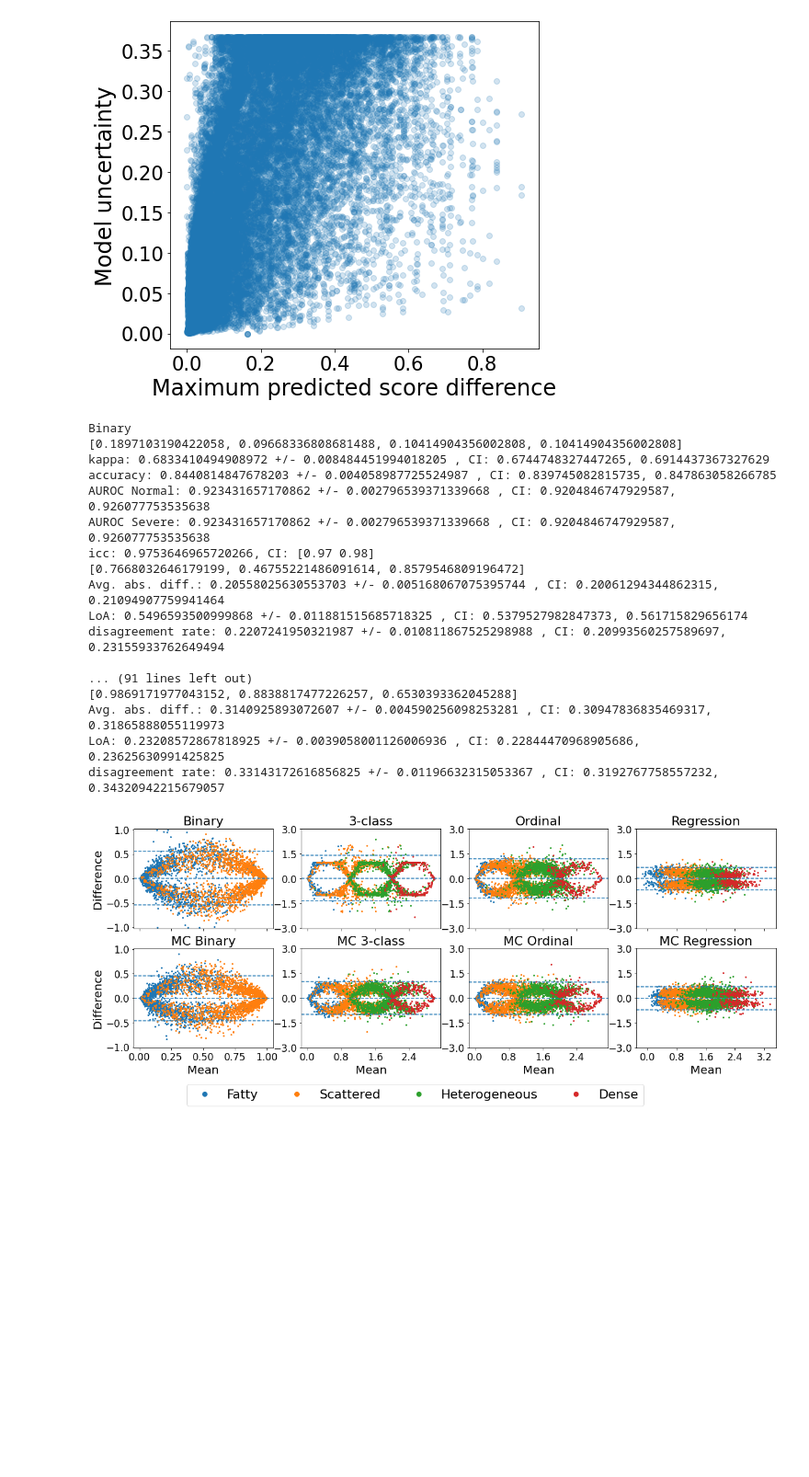
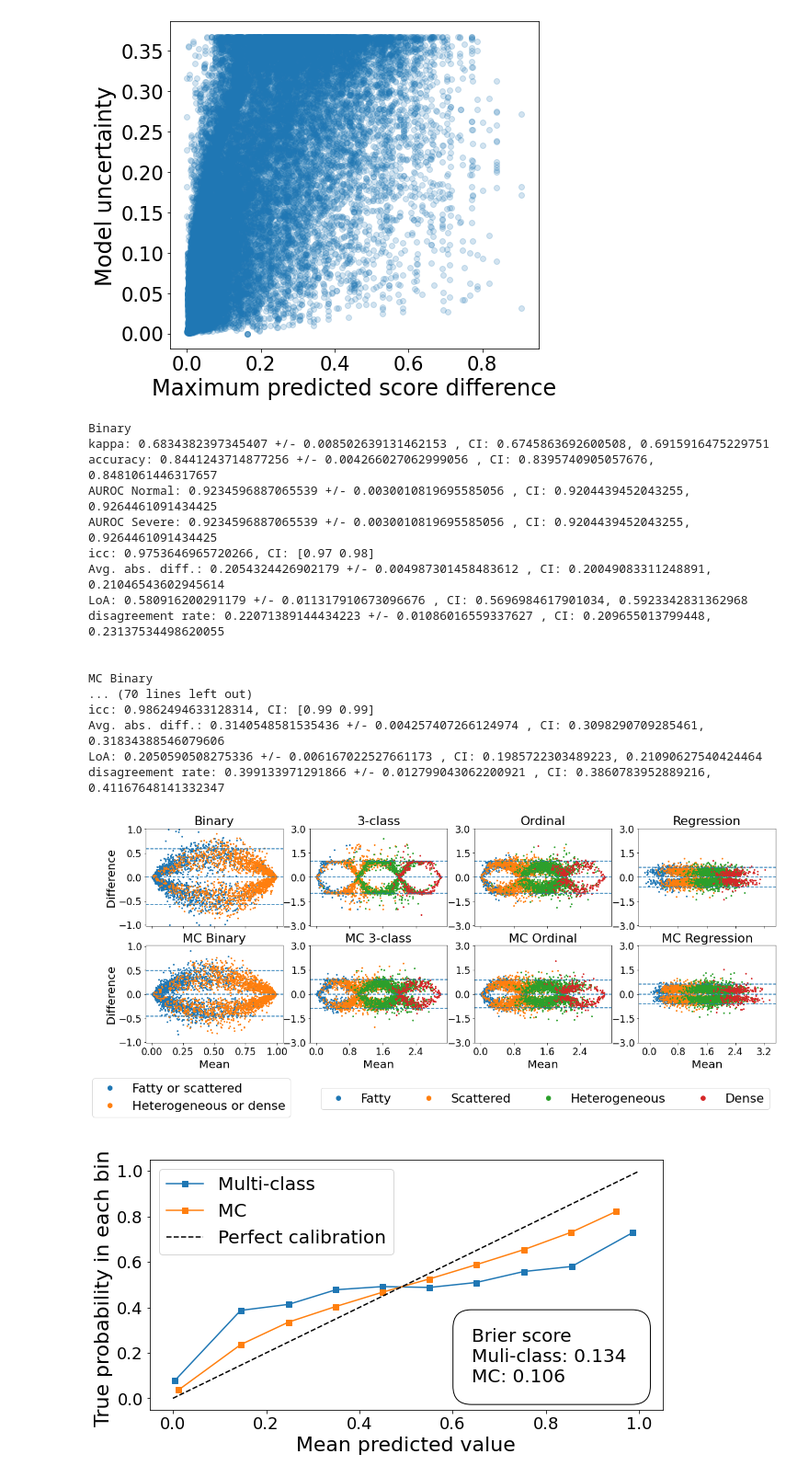
Before and after one commit to andreanne-lemay/gray_zone_assessment, a Jupyter notebook: notebooks/repeatability_results.ipynb, the cells around one changed output. Shown at 92% size. Cells and saved outputs as stored; diff of their text form; code cells hidden in the pictures; blank space fills up the shorter version.

```diff
--- a/notebooks/repeatability_results.ipynb
+++ b/notebooks/repeatability_results.ipynb
@@ -468,27 +501,39 @@ fig, ax = plt.subplots(2, 4, sharex='col', sharey='col')
 fig.set_size_inches(20, 7)
 
 df_lst = [df_bin, df_mcbin, df_van, df_mc, df_ord, df_mcord, df_reg, df_mcreg]
+mammo_bin_gt_dict = {0: 'Fatty or scattered', 1: 'Heterogeneous or dense'}
 mammo_gt_dict = {0: 'Fatty', 1: 'Scattered', 2: 'Heterogeneous', 3: "Dense"}
-generate_results(df_lst, mammo_gt_dict, "mammo_bland_altman.png", 'density', markersize=2)
+generate_results(df_lst, [mammo_bin_gt_dict, mammo_gt_dict], "mammo_bland_altman.png", 'density', markersize=2)
 # %% [output]
 Binary
-[0.1897103190422058, 0.09668336808681488, 0.10414904356002808, 0.10414904356002808]
-kappa: 0.6833410494908972 +/- 0.008484451994018205 , CI: 0.6744748327447265, 0.6914437367327629
-accuracy: 0.8440814847678203 +/- 0.004058987725524987 , CI: 0.839745082815735, 0.847863058266785
-AUROC Normal: 0.923431657170862 +/- 0.002796539371339668 , CI: 0.9204846747929587, 0.926077753535638
-AUROC Severe: 0.923431657170862 +/- 0.002796539371339668 , CI: 0.9204846747929587, 0.926077753535638
+kappa: 0.6834382397345407 +/- 0.008502639131462153 , CI: 0.6745863692600508, 0.6915916475229751
+accuracy: 0.8441243714877256 +/- 0.004266027062999056 , CI: 0.8395740905057676, 0.8481061446317657
+AUROC Normal: 0.9234596887065539 +/- 0.0030010819695585056 , CI: 0.9204439452043255, 0.9264461091434425
+AUROC Severe: 0.9234596887065539 +/- 0.0030010819695585056 , CI: 0.9204439452043255, 0.9264461091434425
 icc: 0.9753646965720266, CI: [0.97 0.98]
-[0.7668032646179199, 0.46755221486091614, 0.8579546809196472]
-Avg. abs. diff.: 0.20558025630553703 +/- 0.005168067075395744 , CI: 0.20061294344862315, 0.21094907759941464
-LoA: 0.5496593500999868 +/- 0.011881515685718325 , CI: 0.5379527982847373, 0.561715829656174
-disagreement rate: 0.2207241950321987 +/- 0.010811867525298988 , CI: 0.20993560257589697, 0.23155933762649494
+Avg. abs. diff.: 0.2054324426902179 +/- 0.004987301458483612 , CI: 0.20049083311248891, 0.21046543602945614
+LoA: 0.580916200291179 +/- 0.011317910673096676 , CI: 0.5696984617901034, 0.5923342831362968
+disagreement rate: 0.22071389144434223 +/- 0.01086016559337627 , CI: 0.209655013799448, 0.23137534498620055
 
-... (91 lines left out)
-[0.9869171977043152, 0.8838817477226257, 0.6530393362045288]
-Avg. abs. diff.: 0.3140925893072607 +/- 0.004590256098253281 , CI: 0.30947836835469317, 0.31865888055119973
-LoA: 0.23208572867818925 +/- 0.0039058001126006936 , CI: 0.22844470968905686, 0.23625630991425825
-disagreement rate: 0.33143172616856825 +/- 0.01196632315053367 , CI: 0.3192767758557232, 0.34320942215679057
+
+MC Binary
+... (70 lines left out)
+icc: 0.9862494633128314, CI: [0.99 0.99]
+Avg. abs. diff.: 0.3140548581535436 +/- 0.004257407266124974 , CI: 0.3098290709285461, 0.31834388546079606
+LoA: 0.2050590508275336 +/- 0.006167022527661173 , CI: 0.1985722303489223, 0.21090627540424464
+disagreement rate: 0.399133971291866 +/- 0.012799043062200921 , CI: 0.3860783952889216, 0.41167648141332347
-[figure, old version]
+[figure, new version]
+# %%
+df_van = pd.read_csv("mammo/vanilla.csv")
+df_mc = pd.read_csv("mammo/mc.csv")
+
+pred_van = np.array([eval(j) for j in df_van['pred']])
+pred_mc = get_mc_pred(df_mc, n_it=50)
+
+gt_colname = 'density'
+calibration_plots(df_van, df_mc, pred_van, pred_mc, gt_colname, "mammo_cal.png")
+# %% [output]
+[figure, added]
 # %%
 df_van = pd.read_csv("mammo/vanilla.csv")
 df_mc = pd.read_csv("mammo/mc.csv")
```
Also changed, not shown: parts of 6 cells of this notebook.
